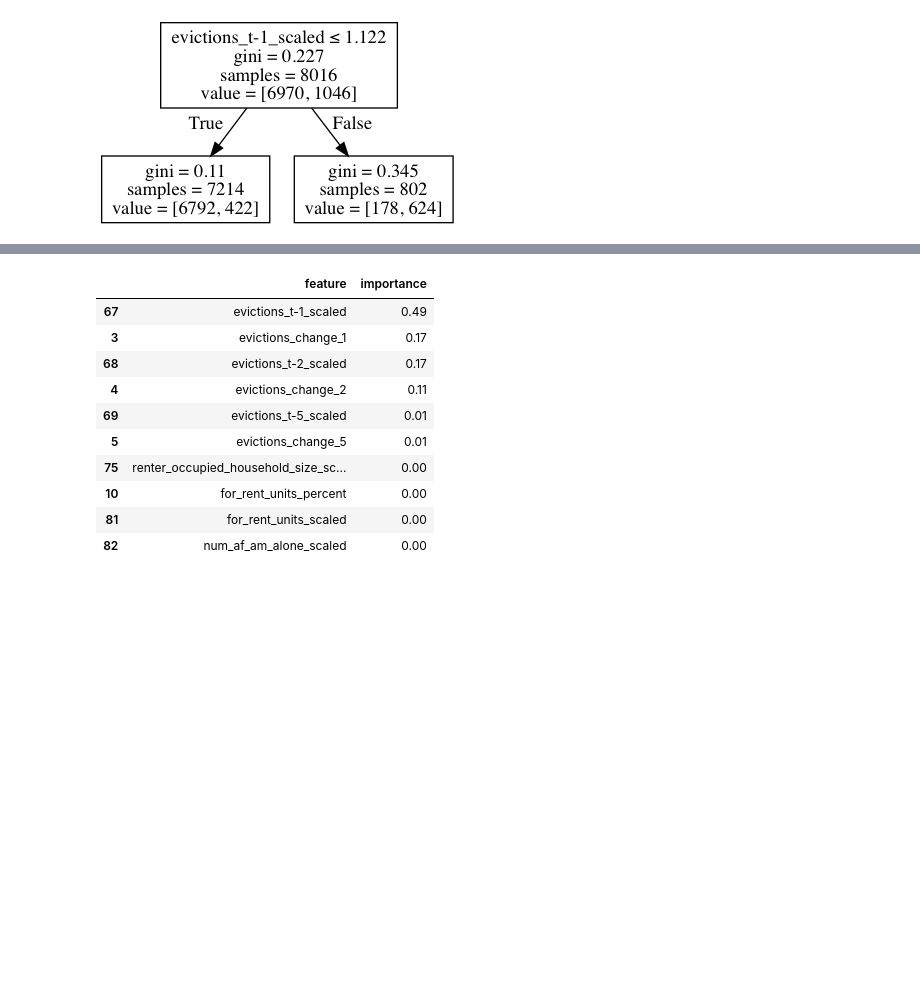
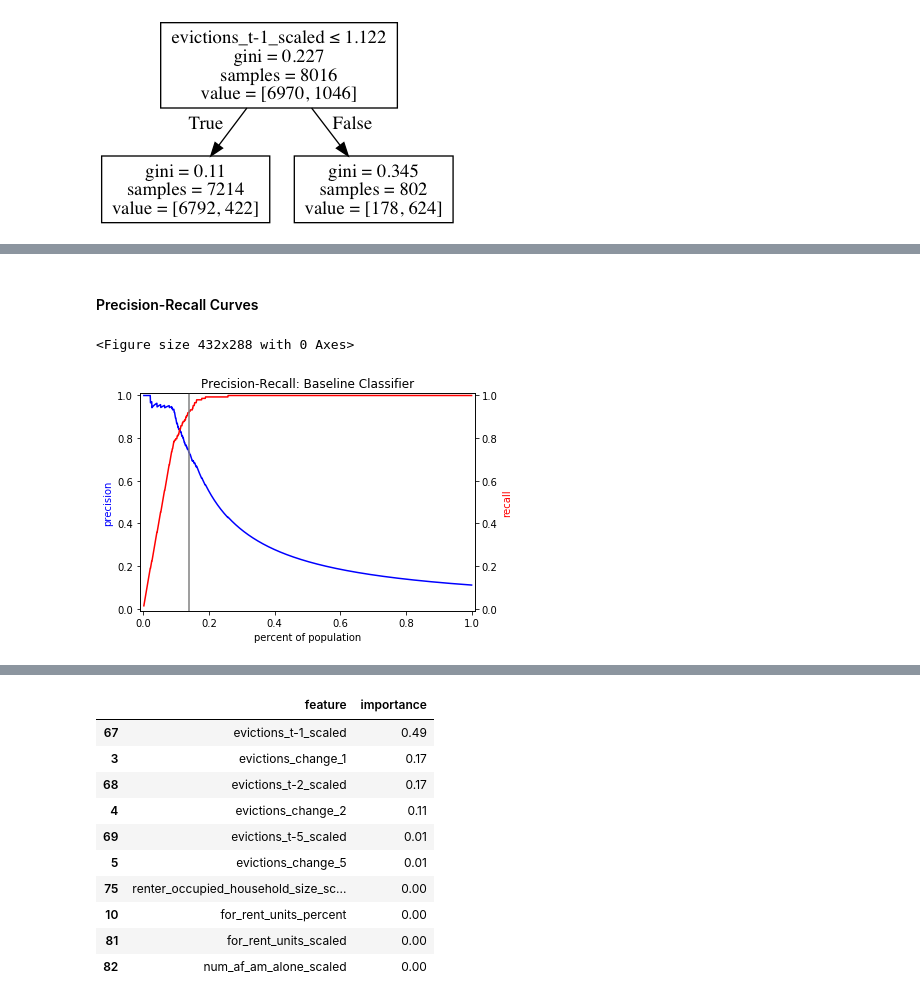
Before and after one commit to sinclairtarget/philly-evictions, a Jupyter notebook: interpret.ipynb, the cells around one changed output, grey strips where cells are left out. Saved outputs shown, nothing was run; the diff lists cells and outputs as text; code cells hidden in the pictures; blank space fills up the shorter version.

```diff
--- a/interpret.ipynb
+++ b/interpret.ipynb
@@ -25,0 +85,7 @@ Image(filename='results/stump.png')
+# %% [markdown]
+#### Precision-Recall Curves
+# %%
+pipeline.plot_precision_recall_n(baseline_scores, 'results/baseline_pr_curve.png', .14, 'Precision-Recall: Baseline Classifier')
+# %% [output]
+<Figure size 432x288 with 0 Axes>
+[figure, added]
```
Also changed, not shown: parts of 27 cells of this notebook, 19 other files.
